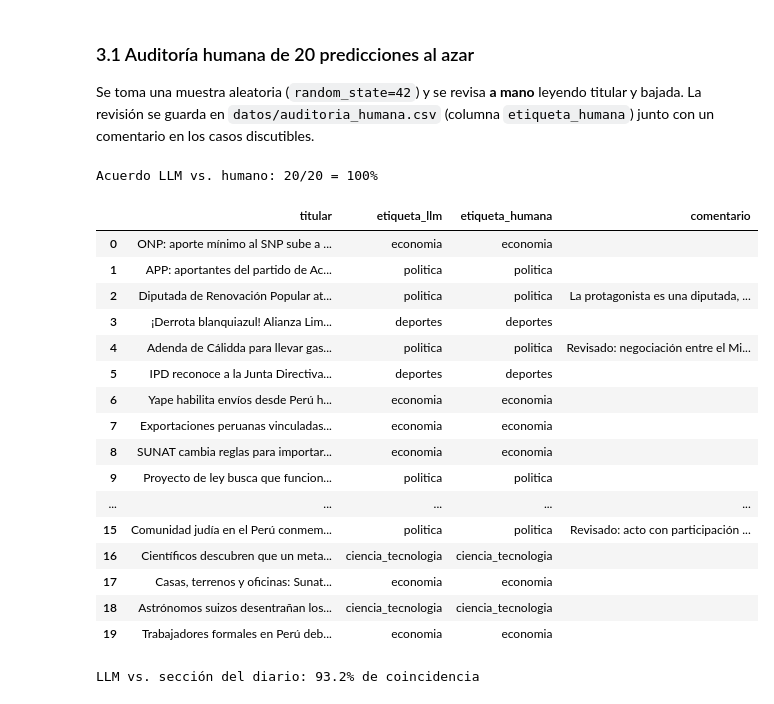
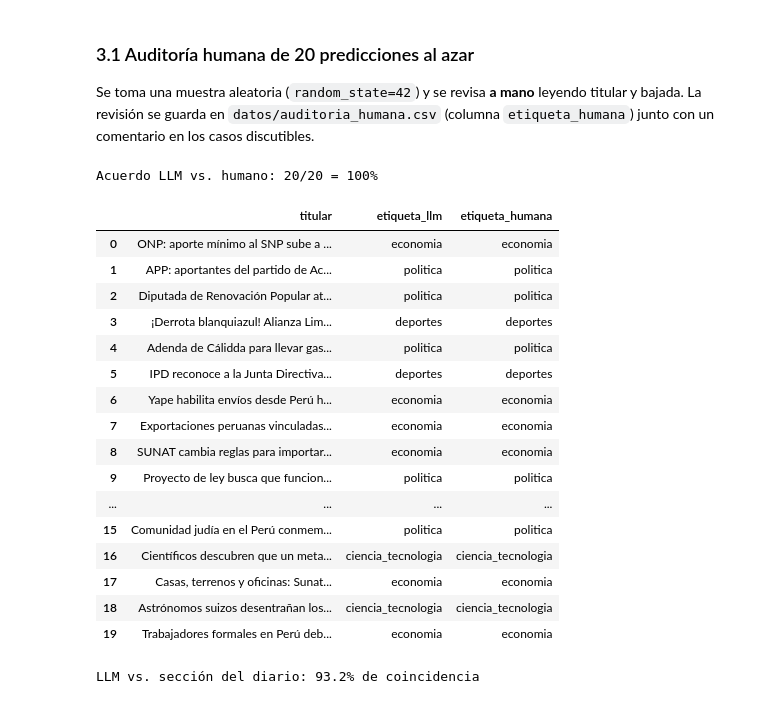
Before and after one commit to O-Chavx/Python_Intermedio, a Jupyter notebook: tarea_1/02_clasificacion.ipynb, the cells around one changed output. Saved outputs shown, nothing was run; the diff lists cells and outputs as text; code cells hidden in the pictures.

Commit message:
notebooks: títulos simplificados, sin avisos en rojo y tabla de auditoría sin comentarios
Co-Authored-By: Claude Opus 5.5 <noreply@anthropic.com>

```diff
--- a/tarea_1/02_clasificacion.ipynb
+++ b/tarea_1/02_clasificacion.ipynb
@@ -161,33 +174,33 @@ Se toma una muestra aleatoria (`random_state=42`) y se revisa **a mano** leyendo
 # %%
 ARCHIVO_AUD = DATOS / "auditoria_humana.csv"
 if not ARCHIVO_AUD.exists():
     (df.sample(20, random_state=SEED)[["titular", "bajada", "etiqueta_llm"]]
        .assign(etiqueta_humana="", comentario="").to_csv(ARCHIVO_AUD, index=False, encoding="utf-8"))
     print("Plantilla creada: completar la columna etiqueta_humana y reejecutar.")
 aud = pd.read_csv(ARCHIVO_AUD).fillna("")
 completa = (aud.etiqueta_humana != "").all()
 acuerdo_n = int((aud.etiqueta_llm == aud.etiqueta_humana).sum())
 print(f"Acuerdo LLM vs. humano: {acuerdo_n}/20 = {acuerdo_n/20:.0%}" + ("" if completa else "  (AUDITORÍA INCOMPLETA)"))
-aud[["titular", "etiqueta_llm", "etiqueta_humana", "comentario"]]
+aud[["titular", "etiqueta_llm", "etiqueta_humana"]]
 # %% [output]
 Acuerdo LLM vs. humano: 20/20 = 100%
-|  | titular | etiqueta_llm | etiqueta_humana | comentario |
-| 0 | ONP: aporte mínimo al SNP sube a ... | economia | economia |  |
-| 1 | APP: aportantes del partido de Ac... | politica | politica |  |
-| 2 | Diputada de Renovación Popular at... | politica | politica | La protagonista es una diputada, ... |
-| 3 | ¡Derrota blanquiazul! Alianza Lim... | deportes | deportes |  |
-| 4 | Adenda de Cálidda para llevar gas... | politica | politica | Revisado: negociación entre el Mi... |
-| 5 | IPD reconoce a la Junta Directiva... | deportes | deportes |  |
-| 6 | Yape habilita envíos desde Perú h... | economia | economia |  |
-| 7 | Exportaciones peruanas vinculadas... | economia | economia |  |
-| 8 | SUNAT cambia reglas para importar... | economia | economia |  |
-| 9 | Proyecto de ley busca que funcion... | politica | politica |  |
-| ... | ... | ... | ... | ... |
-| 15 | Comunidad judía en el Perú conmem... | politica | politica | Revisado: acto con participación ... |
-| 16 | Científicos descubren que un meta... | ciencia_tecnologia | ciencia_tecnologia |  |
-| 17 | Casas, terrenos y oficinas: Sunat... | economia | economia |  |
-| 18 | Astrónomos suizos desentrañan los... | ciencia_tecnologia | ciencia_tecnologia |  |
-| 19 | Trabajadores formales en Perú deb... | economia | economia |  |
+|  | titular | etiqueta_llm | etiqueta_humana |
+| 0 | ONP: aporte mínimo al SNP sube a ... | economia | economia |
+| 1 | APP: aportantes del partido de Ac... | politica | politica |
+| 2 | Diputada de Renovación Popular at... | politica | politica |
+| 3 | ¡Derrota blanquiazul! Alianza Lim... | deportes | deportes |
+| 4 | Adenda de Cálidda para llevar gas... | politica | politica |
+| 5 | IPD reconoce a la Junta Directiva... | deportes | deportes |
+| 6 | Yape habilita envíos desde Perú h... | economia | economia |
+| 7 | Exportaciones peruanas vinculadas... | economia | economia |
+| 8 | SUNAT cambia reglas para importar... | economia | economia |
+| 9 | Proyecto de ley busca que funcion... | politica | politica |
+| ... | ... | ... | ... |
+| 15 | Comunidad judía en el Perú conmem... | politica | politica |
+| 16 | Científicos descubren que un meta... | ciencia_tecnologia | ciencia_tecnologia |
+| 17 | Casas, terrenos y oficinas: Sunat... | economia | economia |
+| 18 | Astrónomos suizos desentrañan los... | ciencia_tecnologia | ciencia_tecnologia |
+| 19 | Trabajadores formales en Perú deb... | economia | economia |
 # %%
 acuerdo_seccion = (df.etiqueta_llm == df.etiqueta).mean()
 print(f"LLM vs. sección del diario: {acuerdo_seccion:.1%} de coincidencia")
```
Also changed, not shown: parts of 6 cells of this notebook, 6 other files.
